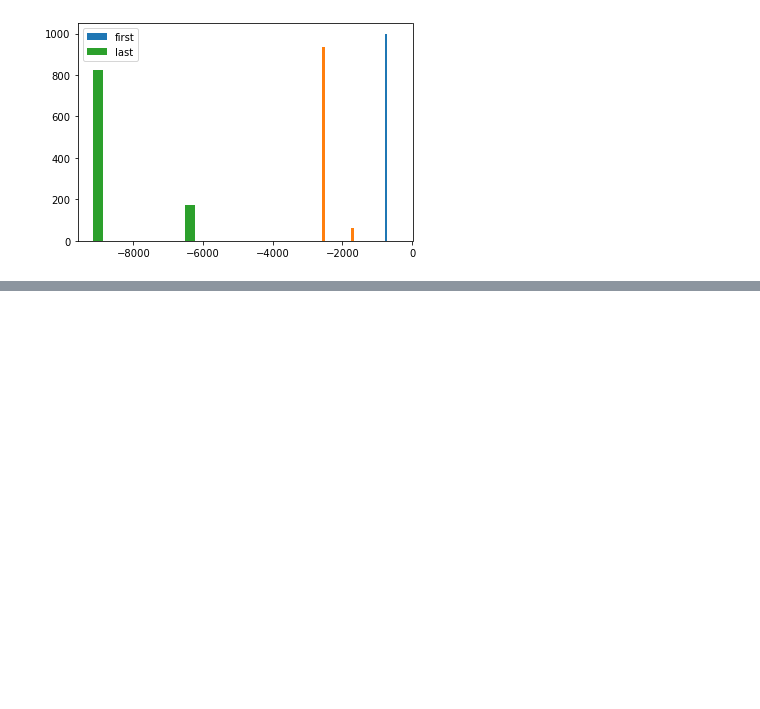
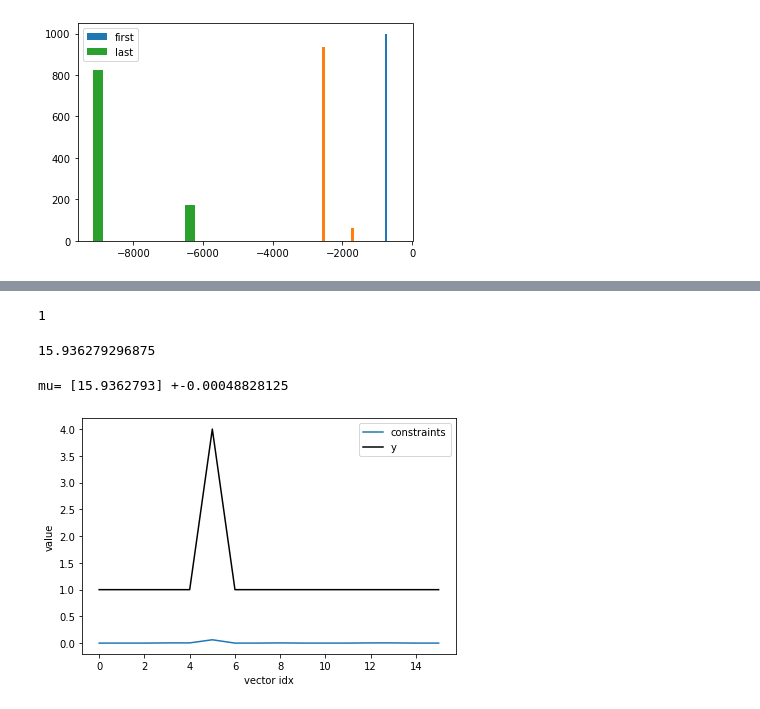
Before and after one commit to DBern97/Dwave-RAN-algs, a Jupyter notebook: Testing Max-norm.ipynb, the cells around one changed output, grey strips where cells are left out. Saved outputs shown, nothing was run; the diff lists cells and outputs as text; code cells hidden in the pictures; blank space fills up the shorter version.

```diff
--- a/Testing Max-norm.ipynb
+++ b/Testing Max-norm.ipynb
@@ -392,0 +560,50 @@ plt.show()
+# %%
+min_samples = Get_Low_E_Samples(data, 0)
+len(min_samples)
+# %% [output]
+1
+# %%
+myvalues = [min_samples[0][k] for k in muvars]
+
+Float_Approx(myvalues, domain)
+# min_samples[0][*muvars]
+# %% [output]
+15.936279296875
+# %%
+# q_error, problematic = [], []
+
+error = []
+
+mu_result = np.zeros(len(min_samples))
+k_result = np.zeros((len(min_samples), length))
+
+for i in range(len(min_samples)):
+
+#     q_er, prob, _ = Quad_Error(sample[i], og_vars)
+#     q_error.append(q_er)
+#     problematic.append(prob)
+
+#     for j in range(ulen):
+    musamps = [min_samples[i][k] for k in muvars]
+    mu_result[i] = Float_Approx(musamps, domain)
+
+    ksamps = [min_samples[i][k] for k in kvars]
+    for j in range(length):
+            k_result[i][j] = Float_Approx(ksamps[j*nq_k : nq_k*(j+1)], domains[j])
+
+#     error.append((np.abs(result[i] - ceiling)) / ceiling)
+# %%
+print('mu=', mu_result,'+-{}'.format(float_accuracy) )
+
+for kres in k_result:
+    plt.plot((kres-mu_result[0]+np.abs(y)**2), label='constraints')
+
+plt.plot(y, 'k', label='y')
+plt.xlabel('vector idx')
+plt.ylabel('value')
+plt.legend()
+plt.tight_layout()
+plt.show()
+# %% [output]
+mu= [15.9362793] +-0.00048828125
+[figure, added]
```
Also changed, not shown: parts of 51 cells of this notebook, 4 other files.
